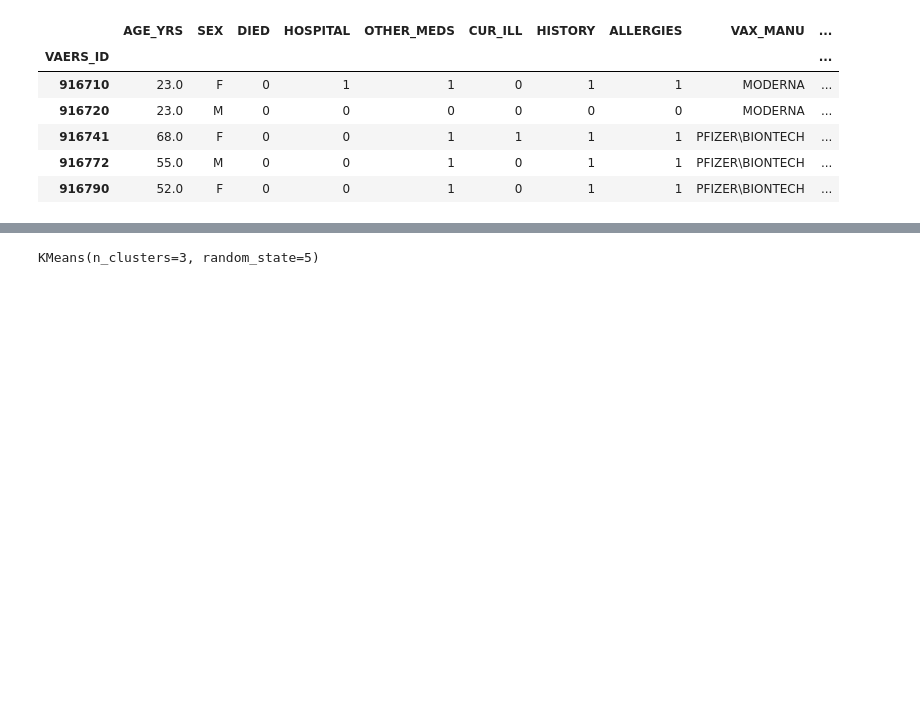
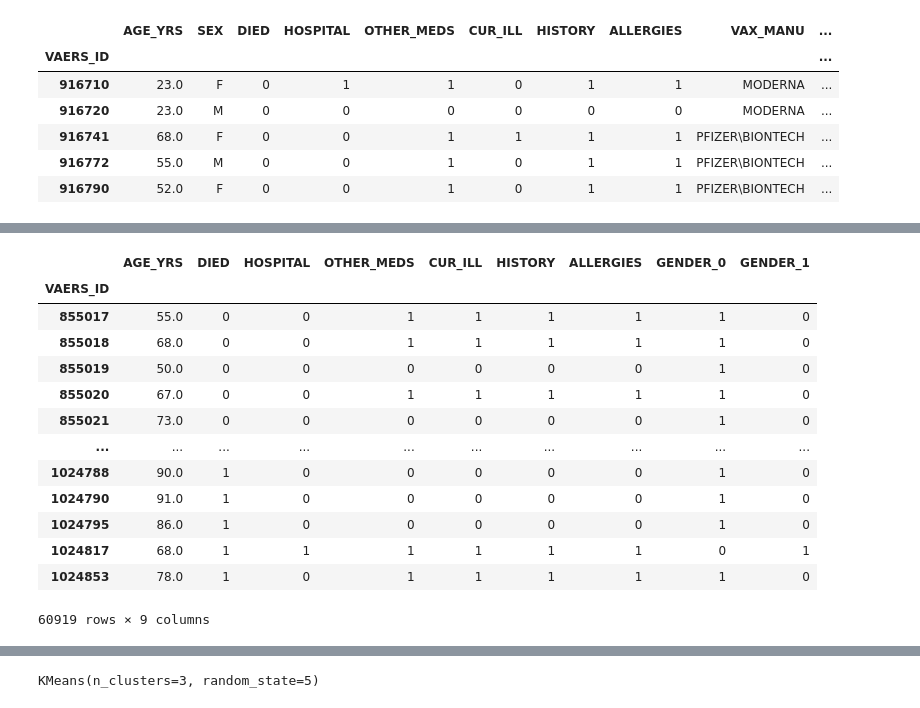
Before and after one commit to zoomdmartin02/Covid_Vaccine_Analysis, a Jupyter notebook: Model_team11.ipynb, the cells around one changed output, grey strips where cells are left out. Drawn from its saved outputs; the diff is of its cells as text; code cells hidden in the pictures; blank space fills up the shorter version.

```diff
--- a/Model_team11.ipynb
+++ b/Model_team11.ipynb
@@ -377,3 +377,7 @@ VAERS_DATA_VAX_all_df.head()
 | 855019 | 50.0 | F | 0 | 0 | 0 | 0 | 0 | 0 | GLAXOSMITHKLINE BIOLOGICALS | ... |
 | 855020 | 67.0 | F | 0 | 0 | 1 | 1 | 1 | 1 | GLAXOSMITHKLINE BIOLOGICALS | ... |
 | 855021 | 73.0 | F | 0 | 0 | 0 | 0 | 0 | 0 | GLAXOSMITHKLINE BIOLOGICALS | ... |
+# %%
+# Drop VAX_MANU Column
+VAERS_DATA_VAX_all_df = VAERS_DATA_VAX_all_df.drop(["VAX_MANU"], axis=1).copy()
+VAERS_DATA_VAX_all_df.head()
@@ -379,0 +405,4 @@ VAERS_DATA_VAX_all_df.head()
+# %%
+# Dropping VAX_DOSE_SERIES for now, will add back later
+VAERS_DATA_VAX_all_df = VAERS_DATA_VAX_all_df.drop(["VAX_DOSE_SERIES"], axis=1).copy()
+VAERS_DATA_VAX_all_df.head()
@@ -379,0 +417,10 @@ VAERS_DATA_VAX_all_df.head()
+# %%
+#Transform String Column "SEX"
+def no_string(gender):
+    if gender == "M":
+        return 1
+    else:
+        return 0
+
+VAERS_DATA_VAX_all_df["SEX"]= VAERS_DATA_VAX_all_df["SEX"].apply(no_string)
+VAERS_DATA_VAX_all_df.head()
@@ -379,0 +435,17 @@ VAERS_DATA_VAX_all_df.head()
+# %%
+pd.get_dummies(VAERS_DATA_VAX_all_df, prefix=["GENDER"], columns= ["SEX"])
+# %% [output]
+|  | AGE_YRS | DIED | HOSPITAL | OTHER_MEDS | CUR_ILL | HISTORY | ALLERGIES | GENDER_0 | GENDER_1 |
+| VAERS_ID |  |  |  |  |  |  |  |  |  |
+| 855017 | 55.0 | 0 | 0 | 1 | 1 | 1 | 1 | 1 | 0 |
+| 855018 | 68.0 | 0 | 0 | 1 | 1 | 1 | 1 | 1 | 0 |
+| 855019 | 50.0 | 0 | 0 | 0 | 0 | 0 | 0 | 1 | 0 |
+| 855020 | 67.0 | 0 | 0 | 1 | 1 | 1 | 1 | 1 | 0 |
+| 855021 | 73.0 | 0 | 0 | 0 | 0 | 0 | 0 | 1 | 0 |
+| ... | ... | ... | ... | ... | ... | ... | ... | ... | ... |
+| 1024788 | 90.0 | 1 | 0 | 0 | 0 | 0 | 0 | 1 | 0 |
+| 1024790 | 91.0 | 1 | 0 | 0 | 0 | 0 | 0 | 1 | 0 |
+| 1024795 | 86.0 | 1 | 0 | 0 | 0 | 0 | 0 | 1 | 0 |
+| 1024817 | 68.0 | 1 | 1 | 1 | 1 | 1 | 1 | 0 | 1 |
+| 1024853 | 78.0 | 1 | 0 | 1 | 1 | 1 | 1 | 1 | 0 |
+60919 rows × 9 columns
```
Also changed, not shown: parts of 14 cells of this notebook.
